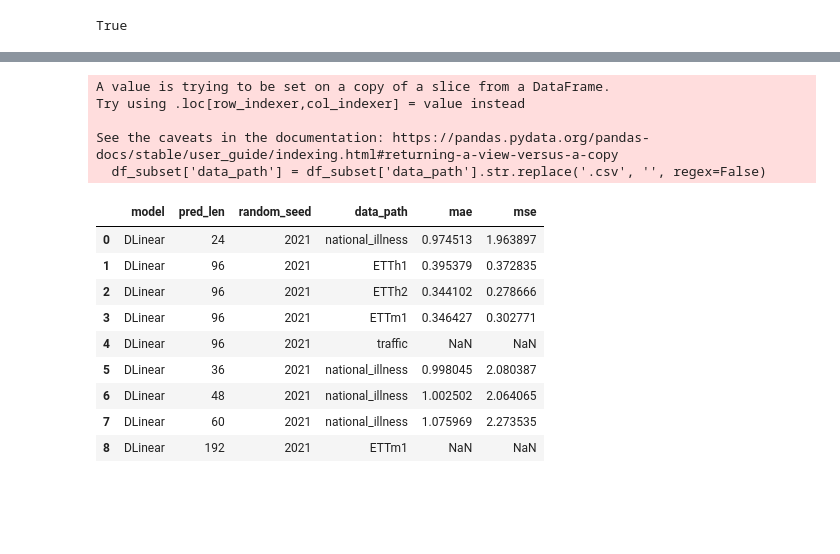
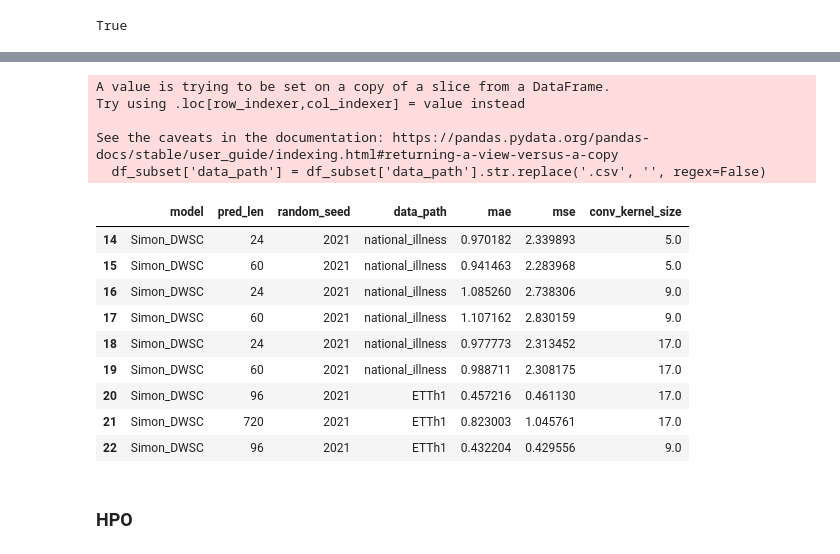
Before and after one commit to simonkral/Thesis_MTSF, a Jupyter notebook: visualization/test.ipynb, the cells around one changed output, grey strips where cells are left out. Saved outputs shown, nothing was run; the diff lists cells and outputs as text; code cells hidden in the pictures; blank space fills up the shorter version.

```diff
--- a/visualization/test.ipynb
+++ b/visualization/test.ipynb
@@ -39,36 +40,38 @@ dict_keys(['des', 'gpu', 'itr', 'd_ff', 'data', 'freq', 'loss', 'c_out', 'embed'
 # %%
 
 run_data = []
 
 for run in runs:
     summary = run.summary._json_dict
     config = {k: v for k, v in run.config.items() if not k.startswith('_')}
     run_data.append({**config, **summary, "run_id": run.id, "name": run.name})
 
 df = pd.DataFrame(run_data)
 
 
-columns_to_keep = ['model', 'pred_len', 'random_seed', 'data_path', 'mae', 'mse']
+columns_to_keep = ['model', 'pred_len', 'random_seed', 'data_path', 'mae', 'mse', 'conv_kernel_size']
 
 # Keep only those columns
 df_subset = df[columns_to_keep]
 df_subset['data_path'] = df_subset['data_path'].str.replace('.csv', '', regex=False)
 
 display(df_subset)
 #print(df.columns)
 # %% [output]
 A value is trying to be set on a copy of a slice from a DataFrame.
 Try using .loc[row_indexer,col_indexer] = value instead
 
 See the caveats in the documentation: https://pandas.pydata.org/pandas-docs/stable/user_guide/indexing.html#returning-a-view-versus-a-copy
   df_subset['data_path'] = df_subset['data_path'].str.replace('.csv', '', regex=False)
-|  | model | pred_len | random_seed | data_path | mae | mse |
-| 0 | DLinear | 24 | 2021 | national_illness | 0.974513 | 1.963897 |
-| 1 | DLinear | 96 | 2021 | ETTh1 | 0.395379 | 0.372835 |
-| 2 | DLinear | 96 | 2021 | ETTh2 | 0.344102 | 0.278666 |
-| 3 | DLinear | 96 | 2021 | ETTm1 | 0.346427 | 0.302771 |
-| 4 | DLinear | 96 | 2021 | traffic | NaN | NaN |
-| 5 | DLinear | 36 | 2021 | national_illness | 0.998045 | 2.080387 |
-| 6 | DLinear | 48 | 2021 | national_illness | 1.002502 | 2.064065 |
-| 7 | DLinear | 60 | 2021 | national_illness | 1.075969 | 2.273535 |
-| 8 | DLinear | 192 | 2021 | ETTm1 | NaN | NaN |
+|  | model | pred_len | random_seed | data_path | mae | mse | conv_kernel_size |
+| 14 | Simon_DWSC | 24 | 2021 | national_illness | 0.970182 | 2.339893 | 5.0 |
+| 15 | Simon_DWSC | 60 | 2021 | national_illness | 0.941463 | 2.283968 | 5.0 |
+| 16 | Simon_DWSC | 24 | 2021 | national_illness | 1.085260 | 2.738306 | 9.0 |
+| 17 | Simon_DWSC | 60 | 2021 | national_illness | 1.107162 | 2.830159 | 9.0 |
+| 18 | Simon_DWSC | 24 | 2021 | national_illness | 0.977773 | 2.313452 | 17.0 |
+| 19 | Simon_DWSC | 60 | 2021 | national_illness | 0.988711 | 2.308175 | 17.0 |
+| 20 | Simon_DWSC | 96 | 2021 | ETTh1 | 0.457216 | 0.461130 | 17.0 |
+| 21 | Simon_DWSC | 720 | 2021 | ETTh1 | 0.823003 | 1.045761 | 17.0 |
+| 22 | Simon_DWSC | 96 | 2021 | ETTh1 | 0.432204 | 0.429556 | 9.0 |
+# %% [markdown]
+### HPO
```
Also changed, not shown: parts of 4 cells of this notebook.
